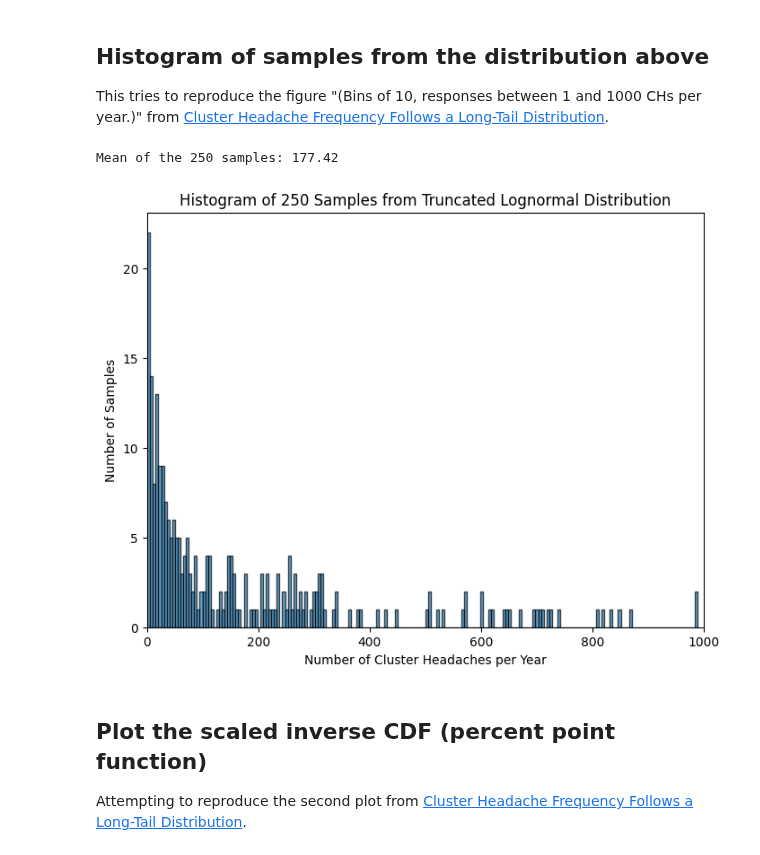
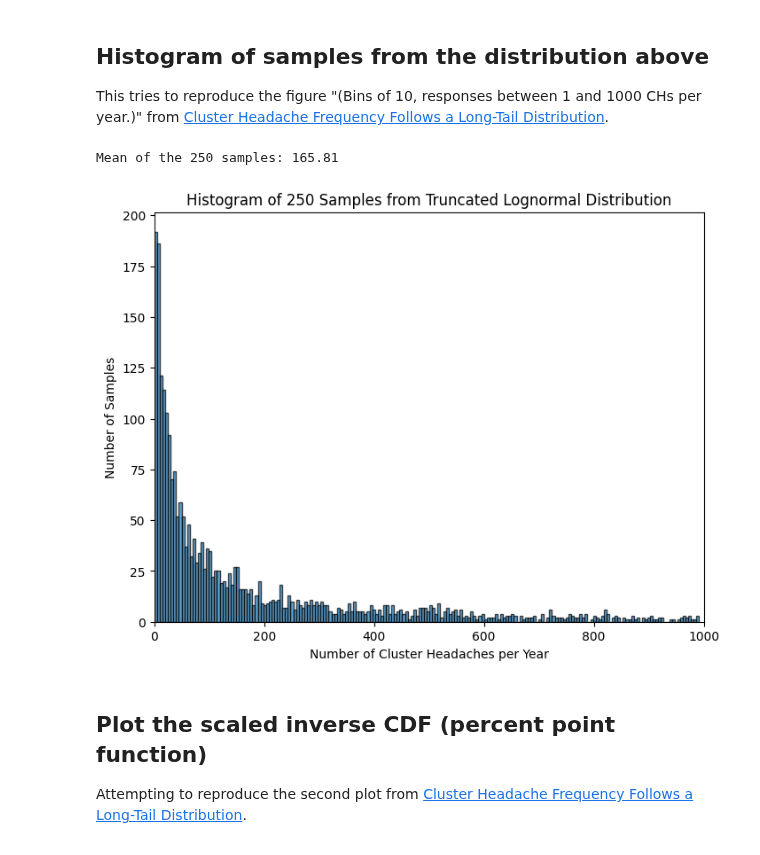
Before and after one commit to aph-research/cluster-headaches, a Jupyter notebook: Cluster headache simulations.ipynb, the cells around one changed output. Saved outputs shown, nothing was run; the diff lists cells and outputs as text; code cells hidden in the pictures.

```diff
--- a/Cluster headache simulations.ipynb
+++ b/Cluster headache simulations.ipynb
@@ -90,32 +90,33 @@ This tries to reproduce the figure "(Bins of 10, responses between 1 and 1000 CH
 # %%
 # Function to sample from the truncated lognormal distribution
 def sample_truncated_lognormal(n, s, scale, max_value):
     samples = []
     while len(samples) < n:
         x = lognorm.rvs(s, scale=scale)
         if x <= max_value:
             samples.append(x)
     return np.array(samples)
 
-# Generate 250 samples
-samples = sample_truncated_lognormal(250, s_fit, scale_fit, max_headaches)
+# Generate n samples
+n_samples = 2500
+samples = sample_truncated_lognormal(n_samples, s_fit, scale_fit, max_headaches)
 
 sample_mean = np.mean(samples)
 print(f"Mean of the 250 samples: {sample_mean:.2f}")
 
 # Plot histogram of samples
 plt.figure(figsize=(8, 6))
 plt.hist(samples, bins=200, density=False, alpha=0.7, edgecolor='black')
 
 plt.xlim(0, max_headaches)
 plt.title('Histogram of 250 Samples from Truncated Lognormal Distribution')
 plt.xlabel('Number of Cluster Headaches per Year')
 plt.ylabel('Number of Samples')
 
 plt.show()
 # %% [output]
-Mean of the 250 samples: 177.42
+Mean of the 250 samples: 165.81
-[figure, old version]
+[figure, new version]
 # %% [markdown]
 ## Plot the scaled inverse CDF (percent point function)
 
```
Also changed, not shown: parts of 5 cells of this notebook, 1 other file.
